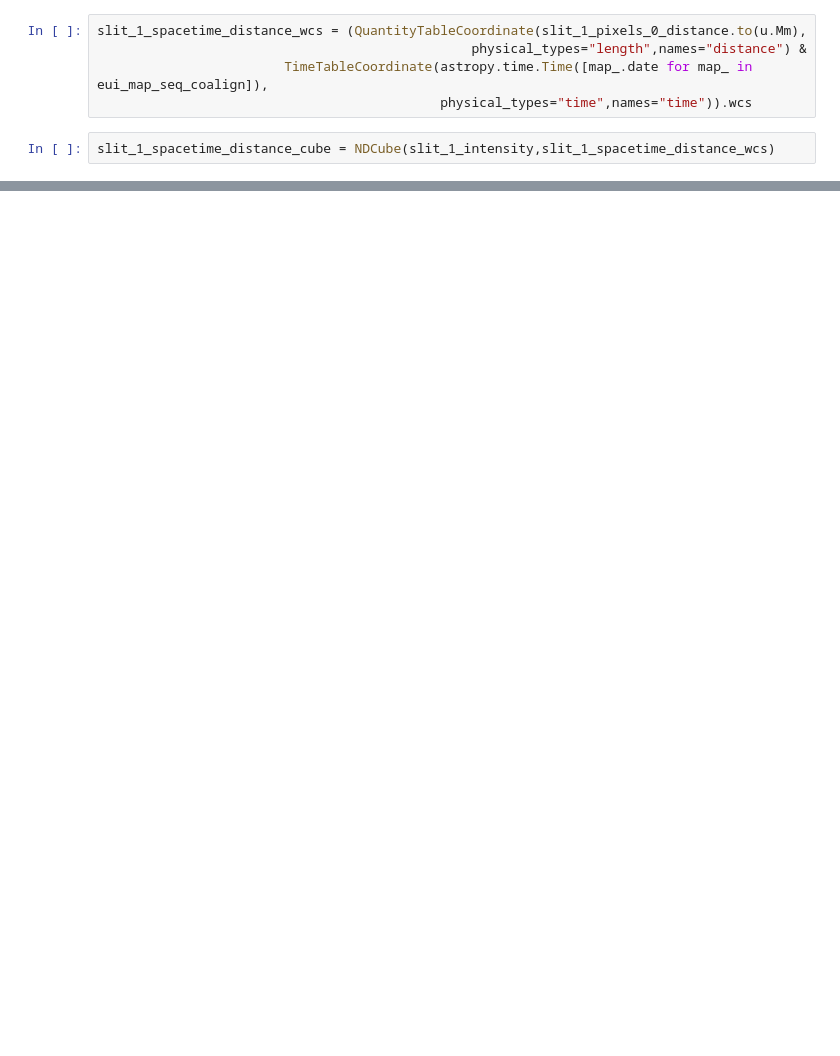
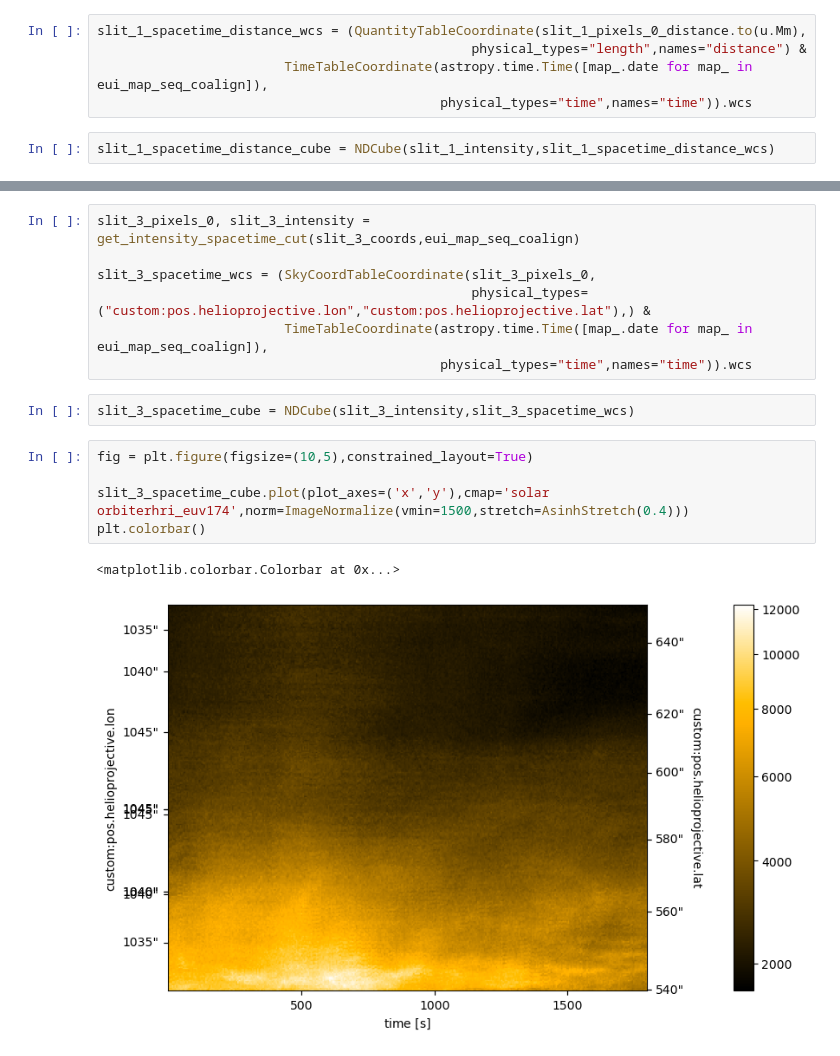
Before and after one commit to yjzhu-solar/EIS_DKIST_SolO, a Jupyter notebook: ipynb/eui/eui_upflow_spacetime_plot.ipynb, the cells around one changed output, grey strips where cells are left out. Saved outputs shown, nothing was run; the diff lists cells and outputs as text; blank space fills up the shorter version.

```diff
--- a/ipynb/eui/eui_upflow_spacetime_plot.ipynb
+++ b/ipynb/eui/eui_upflow_spacetime_plot.ipynb
@@ -156,0 +193,17 @@ print(slit_1_spacetime_distance_slope_1_vel)
+# %%
+slit_3_pixels_0, slit_3_intensity = get_intensity_spacetime_cut(slit_3_coords,eui_map_seq_coalign)
+
+slit_3_spacetime_wcs = (SkyCoordTableCoordinate(slit_3_pixels_0,
+                                                physical_types=("custom:pos.helioprojective.lon","custom:pos.helioprojective.lat"),) &
+                        TimeTableCoordinate(astropy.time.Time([map_.date for map_ in eui_map_seq_coalign]),
+                                            physical_types="time",names="time")).wcs
+# %%
+slit_3_spacetime_cube = NDCube(slit_3_intensity,slit_3_spacetime_wcs)
+# %%
+fig = plt.figure(figsize=(10,5),constrained_layout=True)
+
+slit_3_spacetime_cube.plot(plot_axes=('x','y'),cmap='solar orbiterhri_euv174',norm=ImageNormalize(vmin=1500,stretch=AsinhStretch(0.4)))
+plt.colorbar()
+# %% [output]
+<matplotlib.colorbar.Colorbar at 0x...>
+[figure, added]
```
Also changed, not shown: parts of 10 cells of this notebook.
